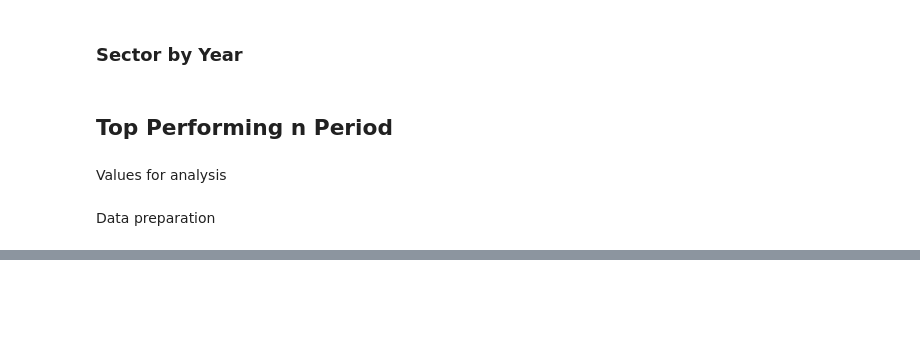
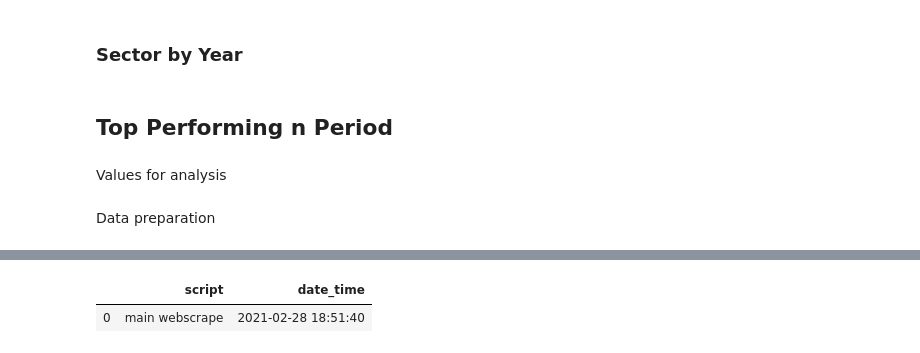
Before and after one commit to admiral810/IPO_tracker, a Jupyter notebook: ipo_analysis.ipynb, the cells around one changed output, grey strips where cells are left out. Cells and saved outputs as stored; diff of their text form; code cells hidden in the pictures; blank space fills up the shorter version.

```diff
--- a/ipo_analysis.ipynb
+++ b/ipo_analysis.ipynb
@@ -510,3 +510,5 @@ sns.relplot(
 
 # fig,ax = render_mpl_table(tw_ipos_img_df, header_columns=0, col_width=2.5)
 # fig.savefig("table_mpl.png")
+# %%
+now = datetime.now().strftime('%Y-%m-%d %H:%M:%S')
@@ -512,0 +517,7 @@ sns.relplot(
+# %%
+df = pd.DataFrame({"script": ["main webscrape"],
+                  "date_time": [now]})
+df
+# %% [output]
+|  | script | date_time |
+| 0 | main webscrape | 2021-02-28 18:51:40 |
```
Also changed, not shown: parts of 2 cells of this notebook, 7 other files.
